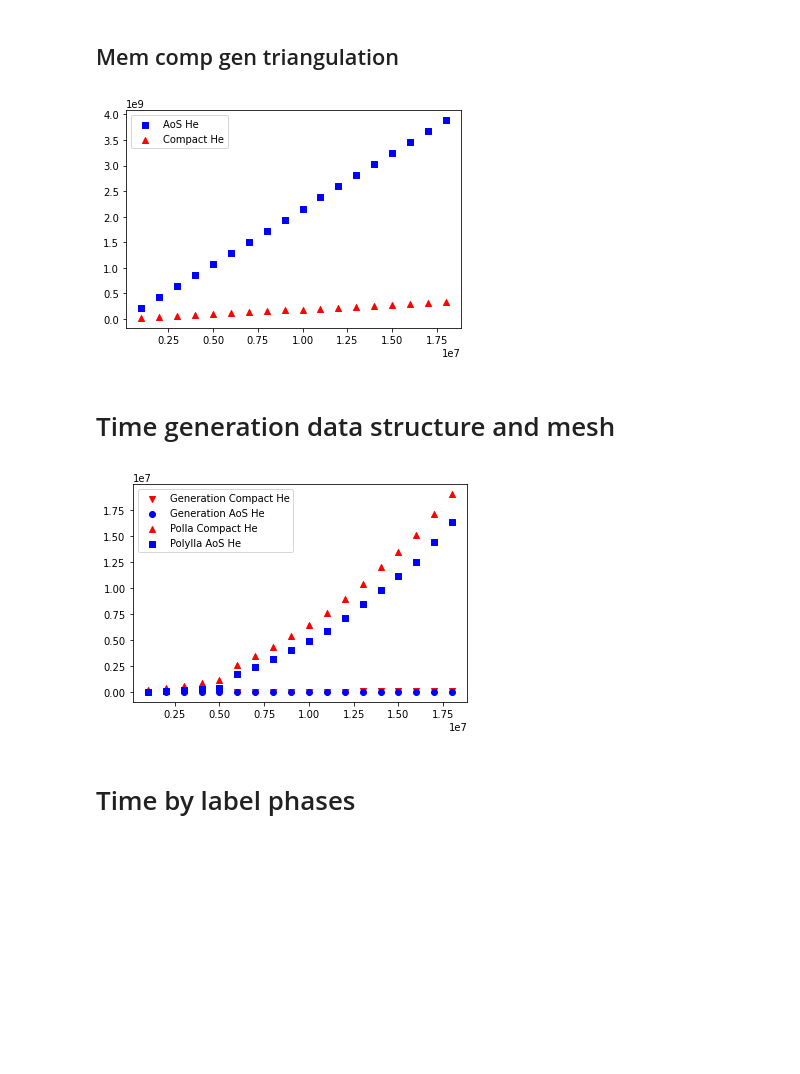
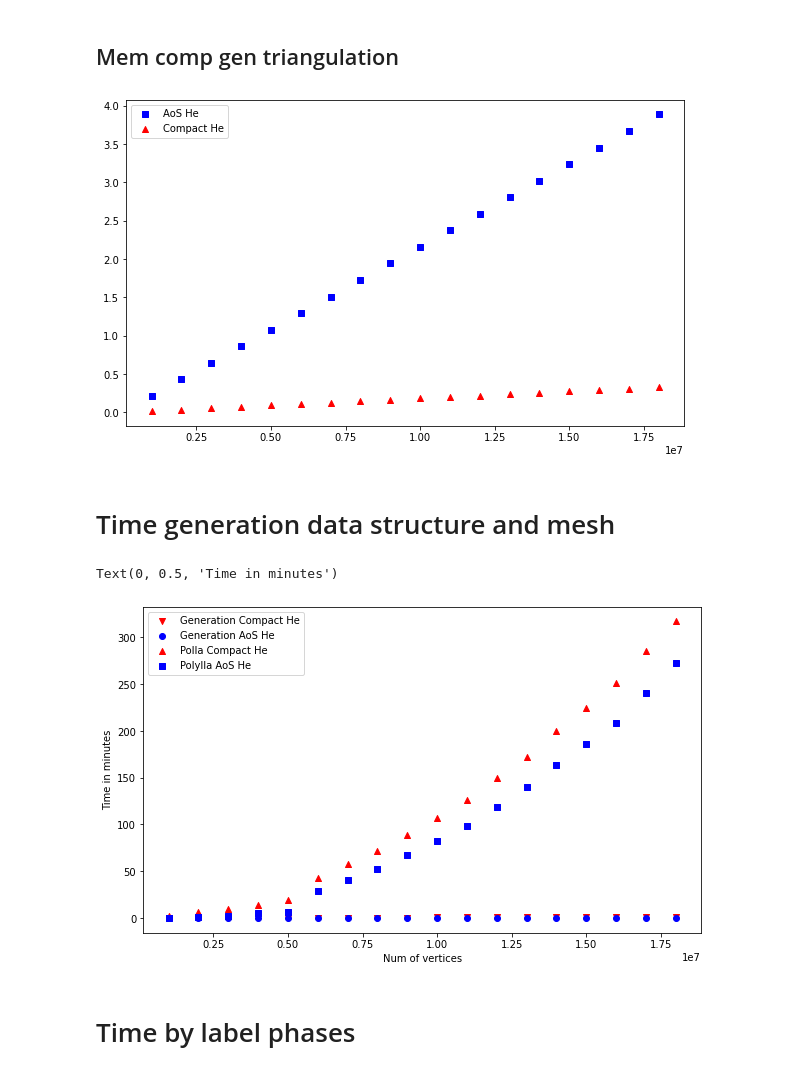
Before and after one commit to ssalinasfe/Compact-Polylla-Mesh, a Jupyter notebook: pruebas/output/plots.ipynb, the cells around one changed output. Drawn from its saved outputs; the diff is of its cells as text; code cells hidden in the pictures; blank space fills up the shorter version.

Commit message:
new plots

```diff
--- a/pruebas/output/plots.ipynb
+++ b/pruebas/output/plots.ipynb
@@ -51,6 +51,36 @@ data_time_compact['Polylla_time'] = data_time_compact['time_to_label_max_edges']
 
 data_time['Label_phase'] = data_time['time_to_label_max_edges'] + data_time['time_to_label_frontier_edges'] + data_time['time_to_label_seed_edges']
 data_time_compact['Label_phase'] = data_time_compact['time_to_label_max_edges'] + data_time_compact['time_to_label_frontier_edges'] + data_time_compact['time_to_label_seed_edges']
+
+## Convert byte to gb
+data_mem['mem_triangulation'] = data_mem['mem_triangulation']/1000000000
+data_mem['mem_compact_triangulation'] = data_mem['mem_compact_triangulation']/1000000000
+data_mem['mem_gen_triangulation'] = data_mem['mem_gen_triangulation']/1000000000
+data_mem['mem_gen_compact_triangulation'] = data_mem['mem_gen_compact_triangulation']/1000000000
+data_mem['mem_polylla'] = data_mem['mem_polylla']/1000000000
+data_mem['mem_gen_polylla'] = data_mem['mem_gen_polylla']/1000000000
+data_mem['mem_polylla'] = data_mem['mem_polylla'] - data_mem['mem_gen_triangulation']
+
+## Convert ms to minutes
+
+data_time['time_triangulation_generation'] = data_time['time_triangulation_generation']/60000
+data_time['time_to_label_max_edges'] = data_time['time_to_label_max_edges']/60000
+data_time['time_to_label_frontier_edges'] = data_time['time_to_label_frontier_edges']/60000
+data_time['time_to_label_seed_edges'] = data_time['time_to_label_seed_edges']/60000
+data_time['time_to_traversal_and_repair'] = data_time['time_to_traversal_and_repair']/60000
+data_time['time_to_traversal'] = data_time['time_to_traversal']/60000
+data_time['time_to_repair'] = data_time['time_to_repair']/60000
+data_time['Polylla_time'] = data_time['Polylla_time']/60000
+data_time['Label_phase'] = data_time['Label_phase']/60000
+data_time_compact['time_triangulation_generation'] = data_time_compact['time_triangulation_generation']/60000
+data_time_compact['time_to_label_max_edges'] = data_time_compact['time_to_label_max_edges']/60000
+data_time_compact['time_to_label_frontier_edges'] = data_time_compact['time_to_label_frontier_edges']/60000
+data_time_compact['time_to_label_seed_edges'] = data_time_compact['time_to_label_seed_edges']/60000
+data_time_compact['time_to_traversal_and_repair'] = data_time_compact['time_to_traversal_and_repair']/60000
+data_time_compact['time_to_traversal'] = data_time_compact['time_to_traversal']/60000
+data_time_compact['time_to_repair'] = data_time_compact['time_to_repair']/60000
+data_time_compact['Polylla_time'] = data_time_compact['Polylla_time']/60000
+data_time_compact['Label_phase'] = data_time_compact['Label_phase']/60000
 # %% [markdown]
 # Time comparision
 
@@ -150,21 +180,24 @@ plt.scatter(data_mem.num_vertices, data_mem.mem_gen_compact_triangulation, c="re
 plt.legend()
 plt.ticklabel_format(style='sci', axis='x', scilimits=(0,0))
 # %% [output]
-[figure, old version]
+[figure, new version]
 # %% [markdown]
 # Time generation data structure and mesh
 # %%
 plt.scatter(data_time_compact.n_vertices, data_time_compact.time_triangulation_generation, c="red",marker="v", label='Generation Compact He')
 plt.scatter(data_time.n_vertices, data_time.time_triangulation_generation,c="blue" ,marker="o",  label='Generation AoS He')
 
 #data_time.columns.to_list()
 plt.scatter(data_time_compact.n_vertices, data_time_compact.Polylla_time, c="red",marker="^", label='Polla Compact He')
 plt.scatter(data_time.n_vertices, data_time.Polylla_time, c="blue" ,marker="s",  label='Polylla AoS He')
 
 plt.legend()
 plt.ticklabel_format(style='sci', axis='x', scilimits=(0,0))
+plt.xlabel("Num of vertices")
+plt.ylabel("Time in minutes")
 # %% [output]
+Text(0, 0.5, 'Time in minutes')
-[figure, old version]
+[figure, new version]
 # %% [markdown]
 # Time by label phases
 # %%
```
Also changed, not shown: parts of 11 cells of this notebook.
